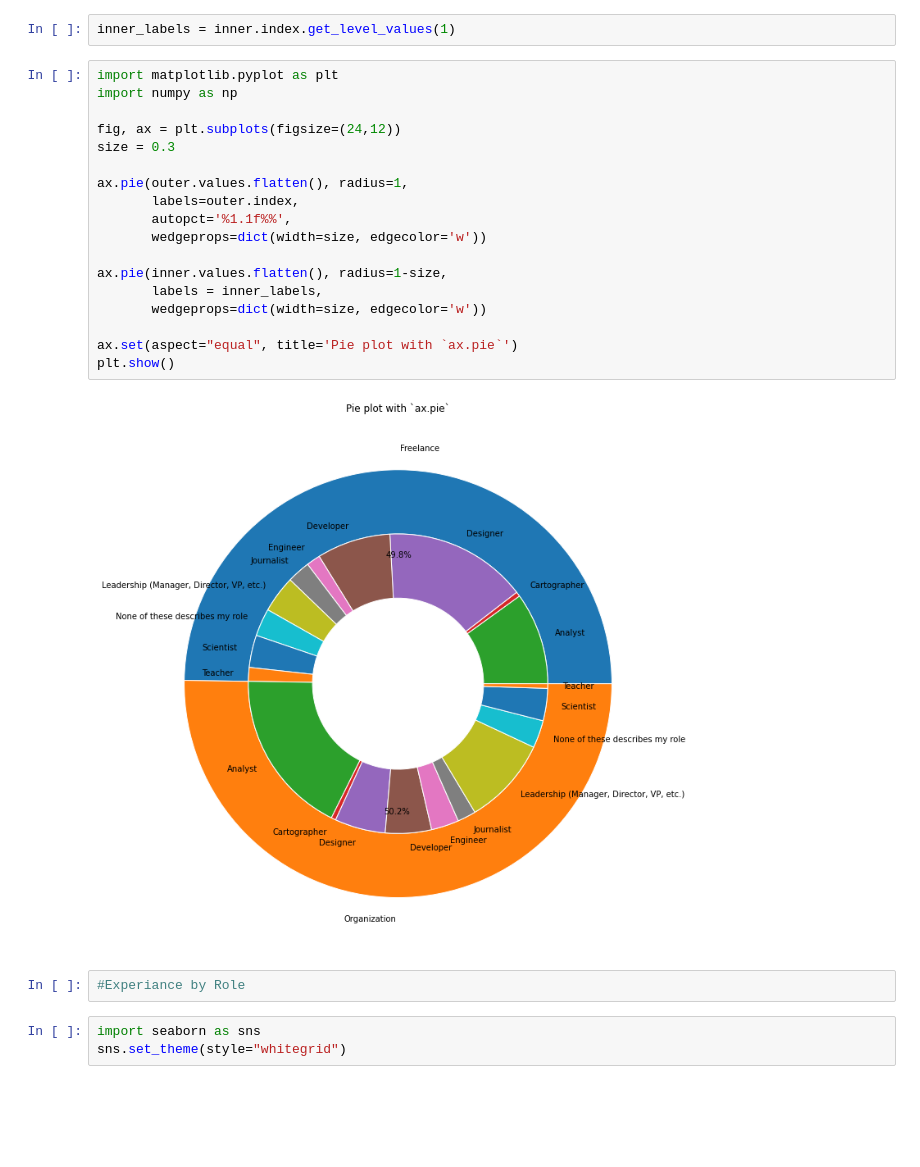
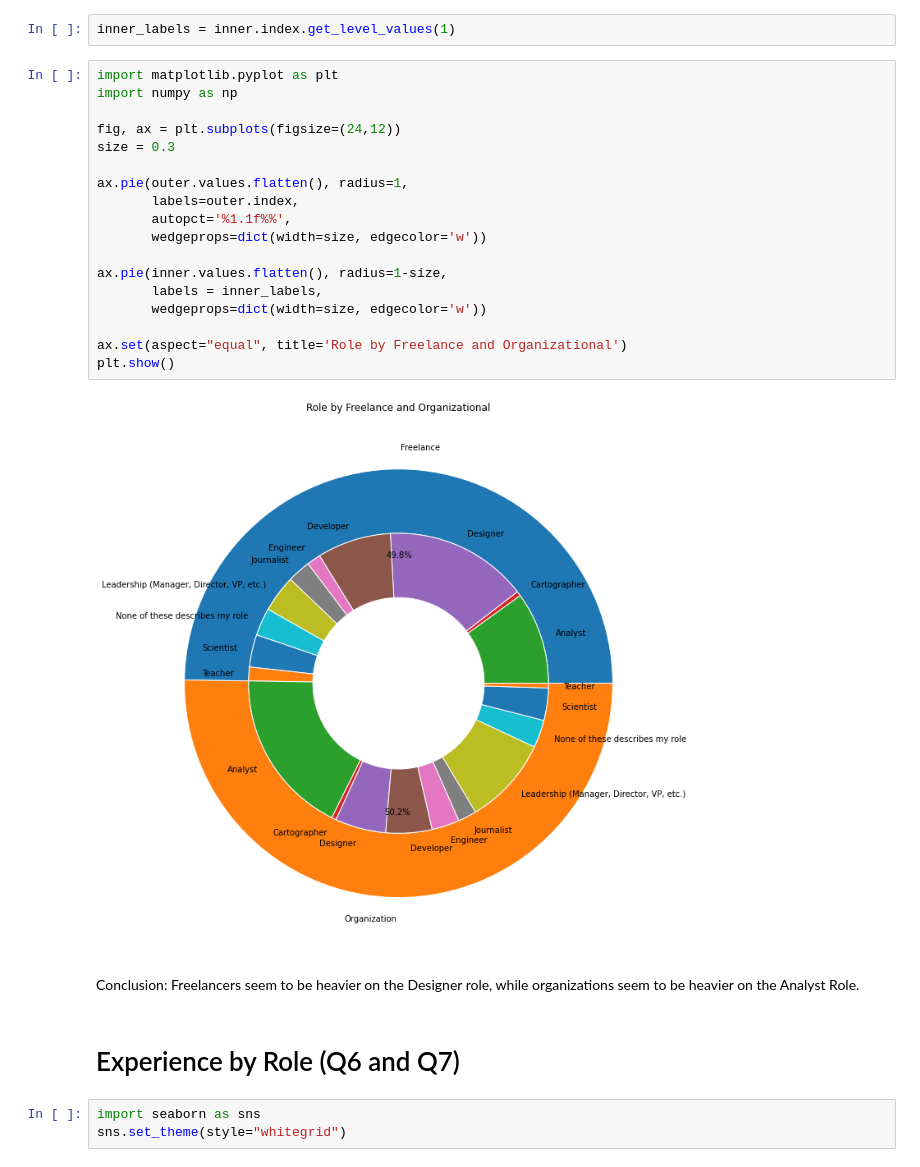
Before and after one commit to MarkCichonski/2022-Data-Viz-Challenge, a Jupyter notebook: Data Visualization Society Survey Challenge.ipynb, the cells around one changed output. Saved outputs shown, nothing was run; the diff lists cells and outputs as text; blank space fills up the shorter version.

```diff
--- a/Data Visualization Society Survey Challenge.ipynb
+++ b/Data Visualization Society Survey Challenge.ipynb
@@ -49,25 +53,27 @@ inner_labels = inner.index.get_level_values(1)
 # %%
 import matplotlib.pyplot as plt
 import numpy as np
 
 fig, ax = plt.subplots(figsize=(24,12))
 size = 0.3
 
 ax.pie(outer.values.flatten(), radius=1,
        labels=outer.index,
        autopct='%1.1f%%',
        wedgeprops=dict(width=size, edgecolor='w'))
 
 ax.pie(inner.values.flatten(), radius=1-size,
        labels = inner_labels,
        wedgeprops=dict(width=size, edgecolor='w'))
 
-ax.set(aspect="equal", title='Pie plot with `ax.pie`')
+ax.set(aspect="equal", title='Role by Freelance and Organizational')
 plt.show()
 # %% [output]
-[figure, old version]
+[figure, new version]
-# %%
-#Experiance by Role
+# %% [markdown]
+Conclusion: Freelancers seem to be heavier on the Designer role, while organizations seem to be heavier on the Analyst Role.
+# %% [markdown]
+# Experience by Role (Q6 and Q7)
 # %%
 import seaborn as sns
 sns.set_theme(style="whitegrid")
```
Also changed, not shown: parts of 43 cells of this notebook.
